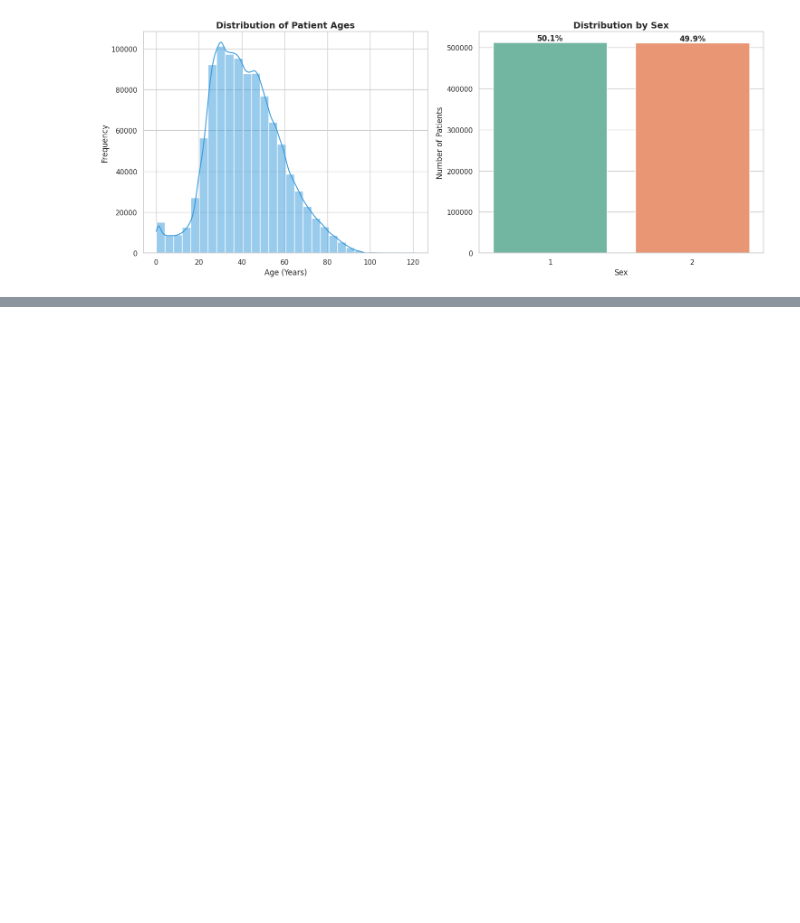
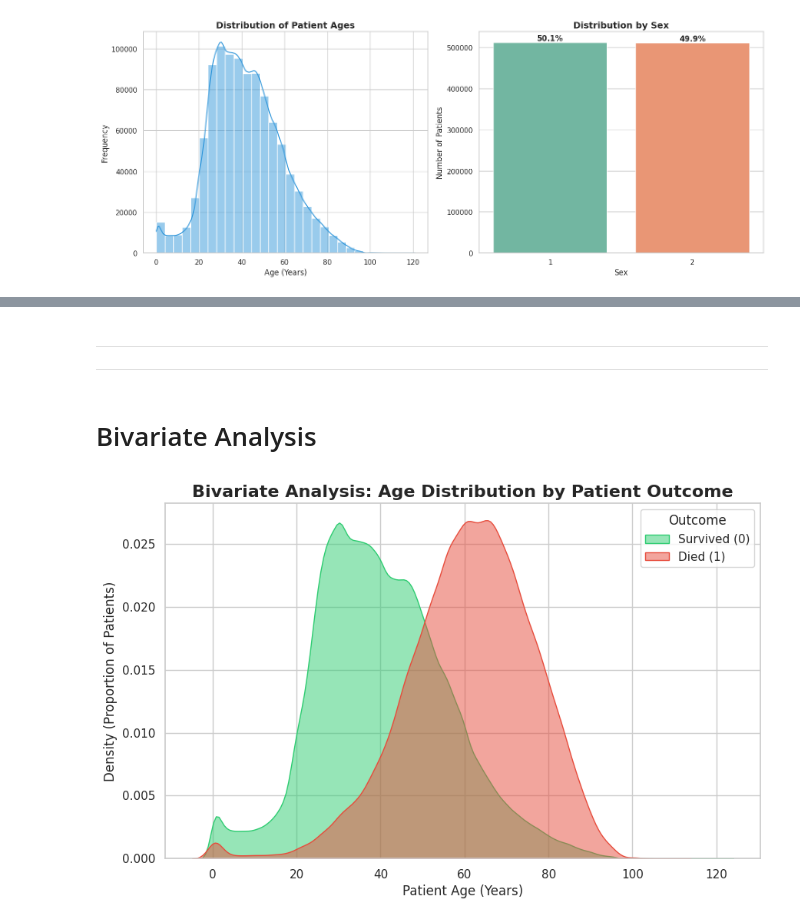
Before and after one commit to Rohit-Girhe/Covid-19-Mexico-Dataset-Analysis, a Jupyter notebook: Notebook/Cleaning_and_analysis.ipynb, the cells around one changed output, grey strips where cells are left out. Cells and saved outputs as stored; diff of their text form; code cells hidden in the pictures; blank space fills up the shorter version.

Commit message:
finalize data preprocessing and exploratory analysis and Added 'Cleaned_CovidData.csv' for model training.

```diff
--- a/Notebook/Cleaning_and_analysis.ipynb
+++ b/Notebook/Cleaning_and_analysis.ipynb
@@ -384,0 +396,27 @@ Passing `palette` without assigning `hue` is deprecated and will be removed in v
+# %% [markdown]
+----------
+----------
+# %% [markdown]
+# Bivariate Analysis
+# %%
+# 1. Set a professional visual style
+sns.set_theme(style="whitegrid")
+
+# 2. Create the canvas
+plt.figure(figsize=(10, 6))
+
+# 3. Plot the overlapping distributions
+# Green for Survivors (0), Red for Deceased (1)
+sns.kdeplot(data=df[df['DIED'] == 0], x='AGE', color='#2ECC71', fill=True, label='Survived (0)', alpha=0.5)
+sns.kdeplot(data=df[df['DIED'] == 1], x='AGE', color='#E74C3C', fill=True, label='Died (1)', alpha=0.5)
+
+# 4. Add professional titles and labels
+plt.title('Bivariate Analysis: Age Distribution by Patient Outcome', fontsize=16, fontweight='bold')
+plt.xlabel('Patient Age (Years)', fontsize=12)
+plt.ylabel('Density (Proportion of Patients)', fontsize=12)
+plt.legend(title='Outcome', loc='upper right', fontsize=11, title_fontsize=12)
+
+# 5. Render the plot
+plt.show()
+# %% [output]
+[figure, added]
```
Also changed, not shown: parts of 7 cells of this notebook, 1 other file.
